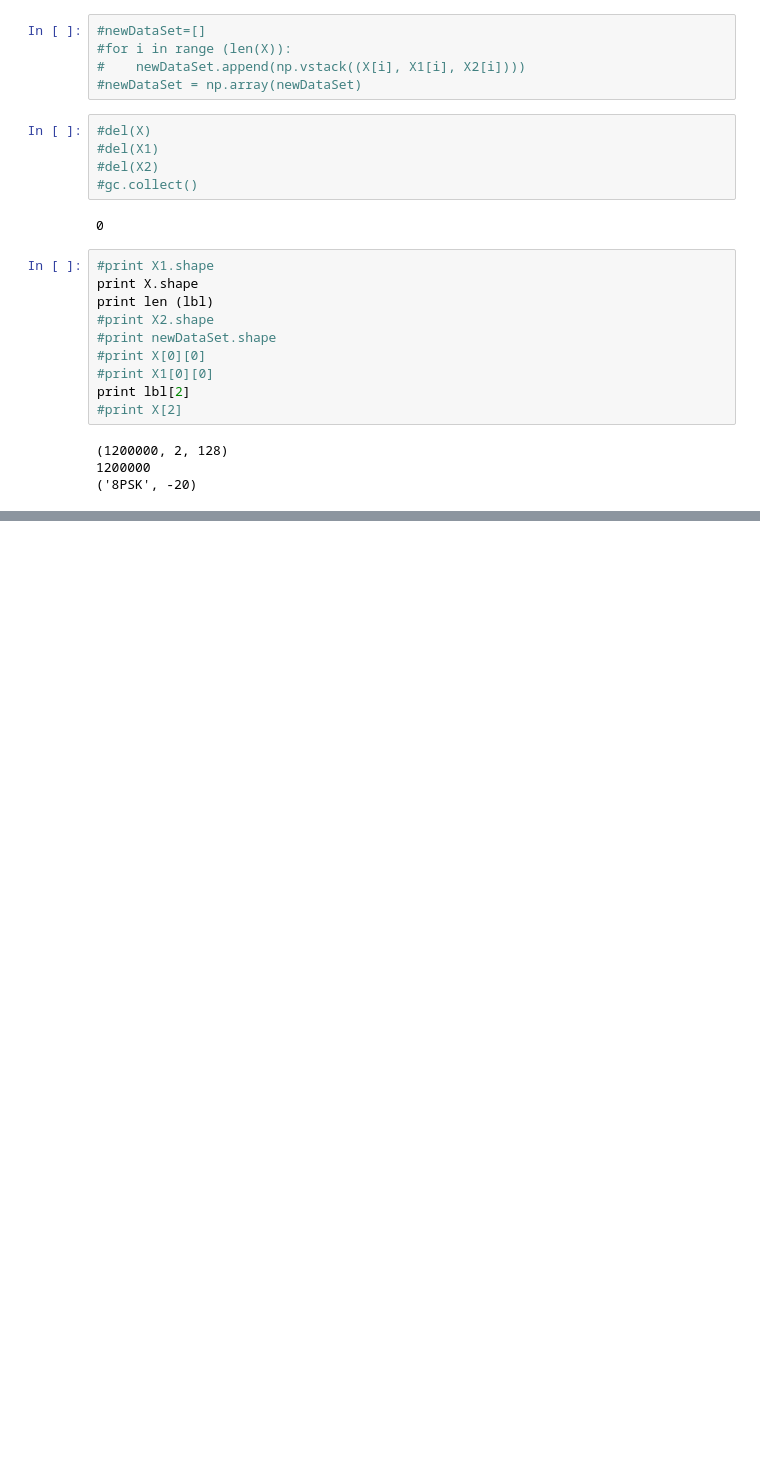
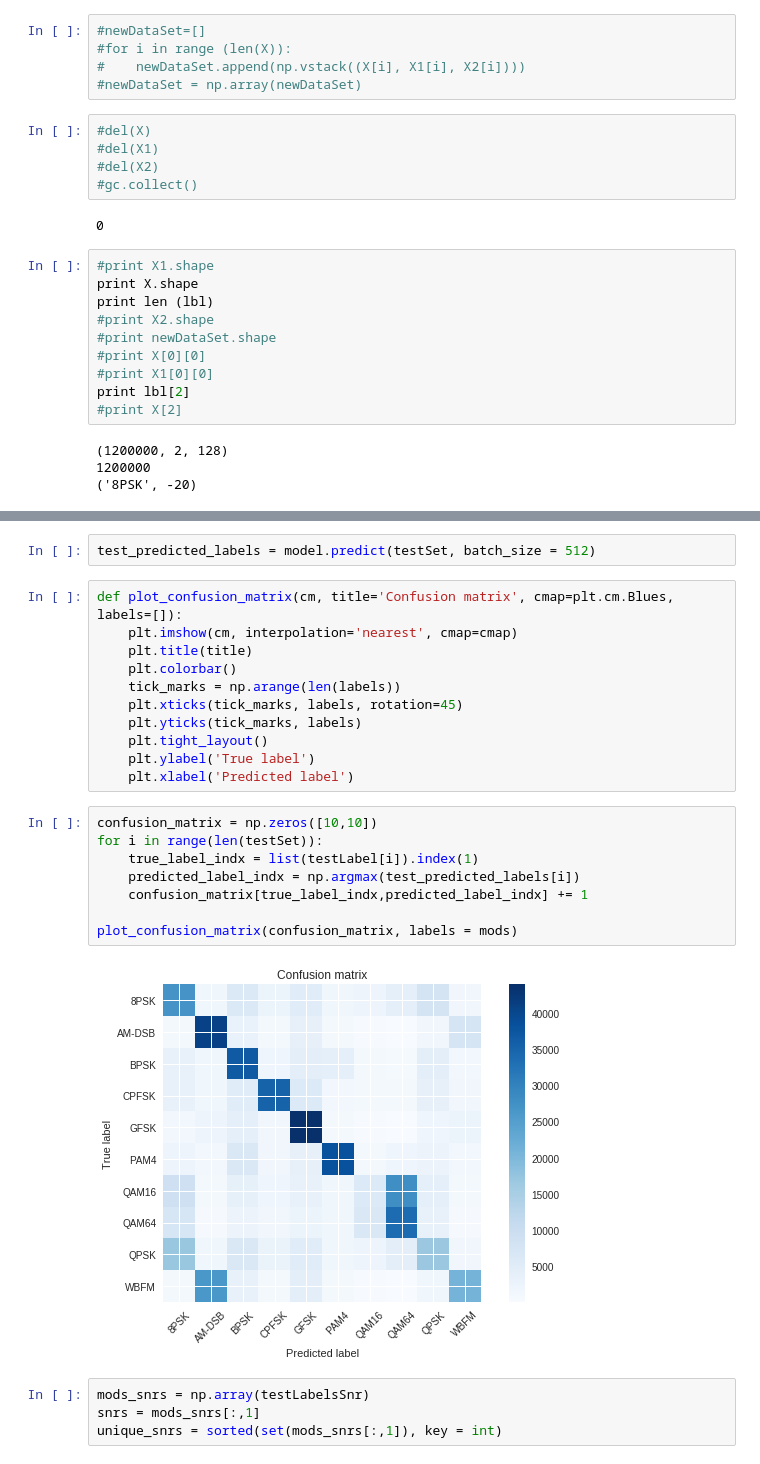
Before and after one commit to MohamedEsssam/Modulation-Recognition, a Jupyter notebook: FullyNetworks.ipynb, the cells around one changed output, grey strips where cells are left out. Cells and saved outputs as stored; diff of their text form; blank space fills up the shorter version.

```diff
--- a/FullyNetworks.ipynb
+++ b/FullyNetworks.ipynb
@@ -159,0 +161,27 @@ plt.legend()
+# %%
+test_predicted_labels = model.predict(testSet, batch_size = 512)
+# %%
+def plot_confusion_matrix(cm, title='Confusion matrix', cmap=plt.cm.Blues, labels=[]):
+    plt.imshow(cm, interpolation='nearest', cmap=cmap)
+    plt.title(title)
+    plt.colorbar()
+    tick_marks = np.arange(len(labels))
+    plt.xticks(tick_marks, labels, rotation=45)
+    plt.yticks(tick_marks, labels)
+    plt.tight_layout()
+    plt.ylabel('True label')
+    plt.xlabel('Predicted label')
+# %%
+confusion_matrix = np.zeros([10,10])
+for i in range(len(testSet)):
+    true_label_indx = list(testLabel[i]).index(1)
+    predicted_label_indx = np.argmax(test_predicted_labels[i])
+    confusion_matrix[true_label_indx,predicted_label_indx] += 1
+
+plot_confusion_matrix(confusion_matrix, labels = mods)
+# %% [output]
+[figure, added]
+# %%
+mods_snrs = np.array(testLabelsSnr)
+snrs = mods_snrs[:,1]
+unique_snrs = sorted(set(mods_snrs[:,1]), key = int)
```
Also changed, not shown: parts of 11 cells of this notebook.
